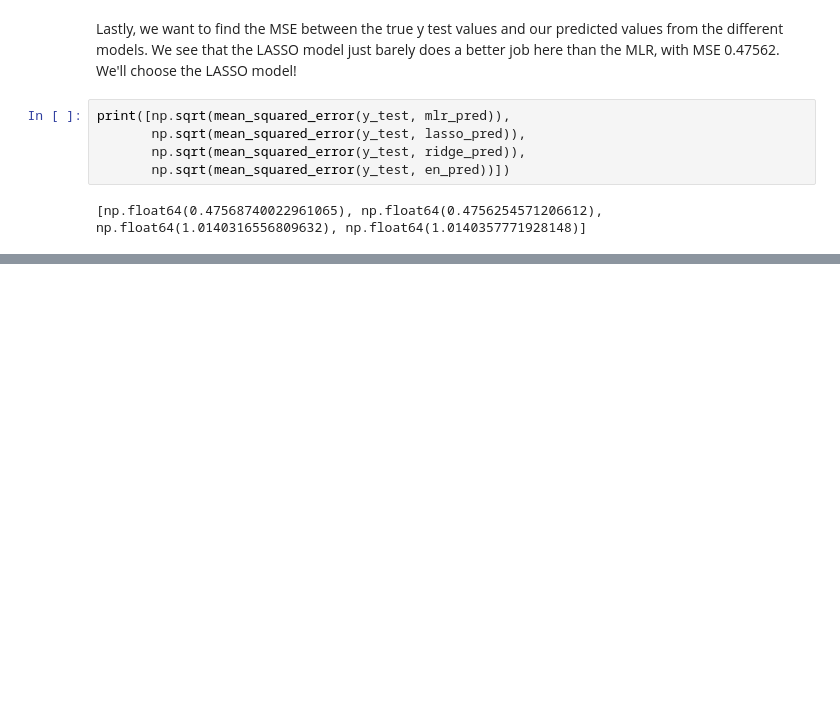
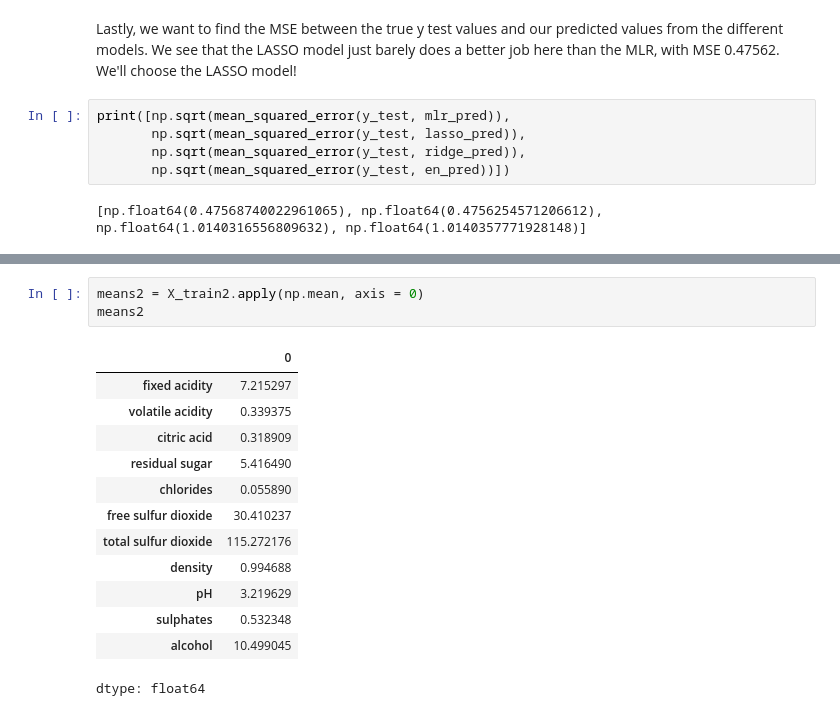
Before and after one commit to ewarren38/HW7_WarrenE, a Jupyter notebook: HW7_WarrenE.ipynb, the cells around one changed output, grey strips where cells are left out. Saved outputs shown, nothing was run; the diff lists cells and outputs as text; blank space fills up the shorter version.

```diff
--- a/HW7_WarrenE.ipynb
+++ b/HW7_WarrenE.ipynb
@@ -410,0 +429,17 @@ print([np.sqrt(mean_squared_error(y_test, mlr_pred)),
+# %%
+means2 = X_train2.apply(np.mean, axis = 0)
+means2
+# %% [output]
+|  | 0 |
+| fixed acidity | 7.215297 |
+| volatile acidity | 0.339375 |
+| citric acid | 0.318909 |
+| residual sugar | 5.416490 |
+| chlorides | 0.055890 |
+| free sulfur dioxide | 30.410237 |
+| total sulfur dioxide | 115.272176 |
+| density | 0.994688 |
+| pH | 3.219629 |
+| sulphates | 0.532348 |
+| alcohol | 10.499045 |
+dtype: float64
```
Also changed, not shown: parts of 11 cells of this notebook.
